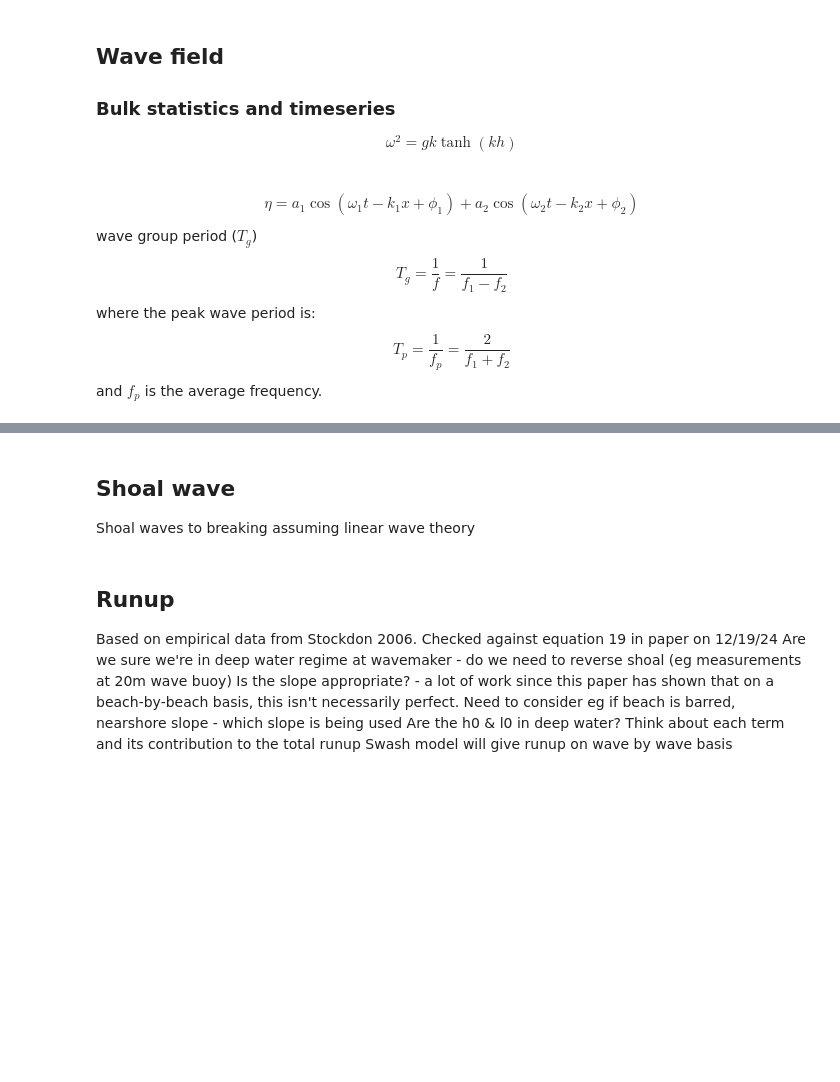
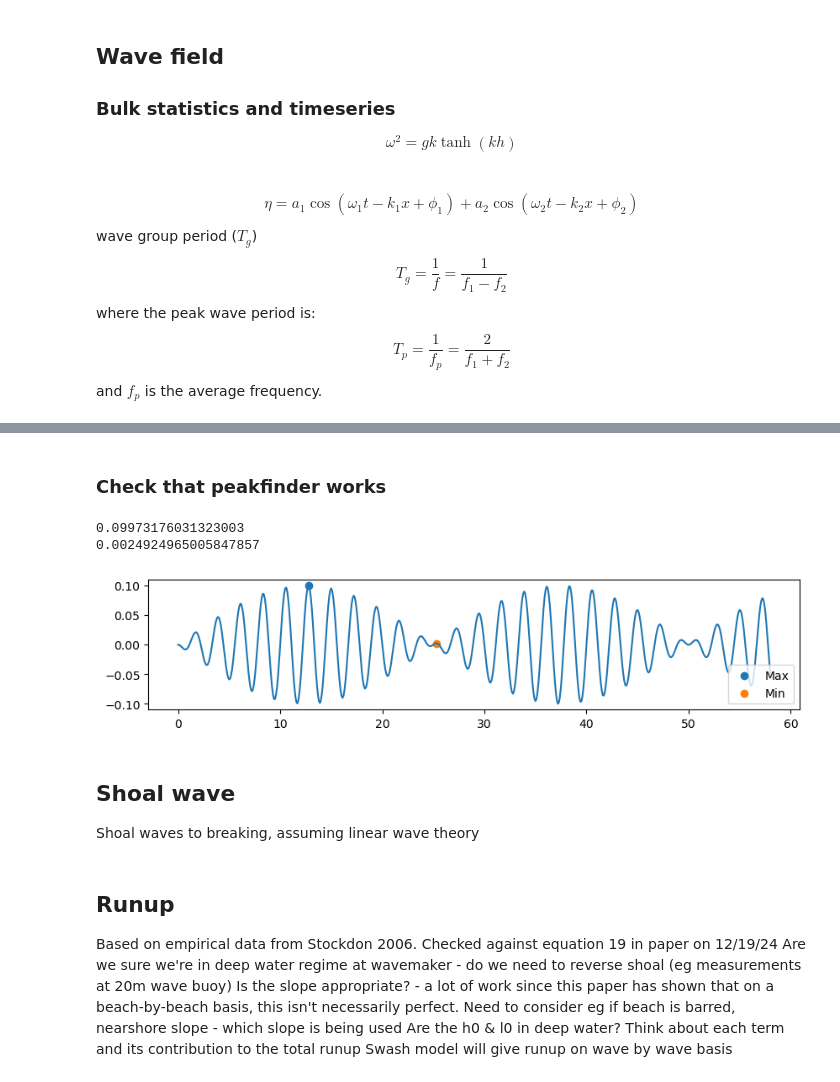
Before and after one commit to chegermiller/sedcolab-stone, a Jupyter notebook: lab-scaling/lab_scaling_interact.ipynb, the cells around one changed output, grey strips where cells are left out. Cells and saved outputs as stored; diff of their text form; code cells hidden in the pictures; blank space fills up the shorter version.

```diff
--- a/lab-scaling/lab_scaling_interact.ipynb
+++ b/lab-scaling/lab_scaling_interact.ipynb
@@ -452,4 +499,20 @@ def calc_wave_field(a1, a2, f1, f2, swl):
+# %% [markdown]
+### Check that peakfinder works
+# %%
+maxH, maxI, minH, minI = findpeaks(eta0)
+print(maxH)
+print(minH)
+fig, ax = plt.subplots(1, figsize=(10, 2))
+ax.plot(tp, eta0)
+ax.scatter(tp[maxI], maxH, label='Max')
+ax.scatter(tp[minI], minH, label='Min')
+ax.legend(loc='lower right')
+plt.show()
+# %% [output]
+0.09973176031323003
+0.0024924965005847857
+[figure, added]
 # %% [markdown]
 ## Shoal wave
-Shoal waves to breaking assuming linear wave theory
+Shoal waves to breaking, assuming linear wave theory
 # %%
```
Also changed, not shown: parts of 12 cells of this notebook, 10 other files.
